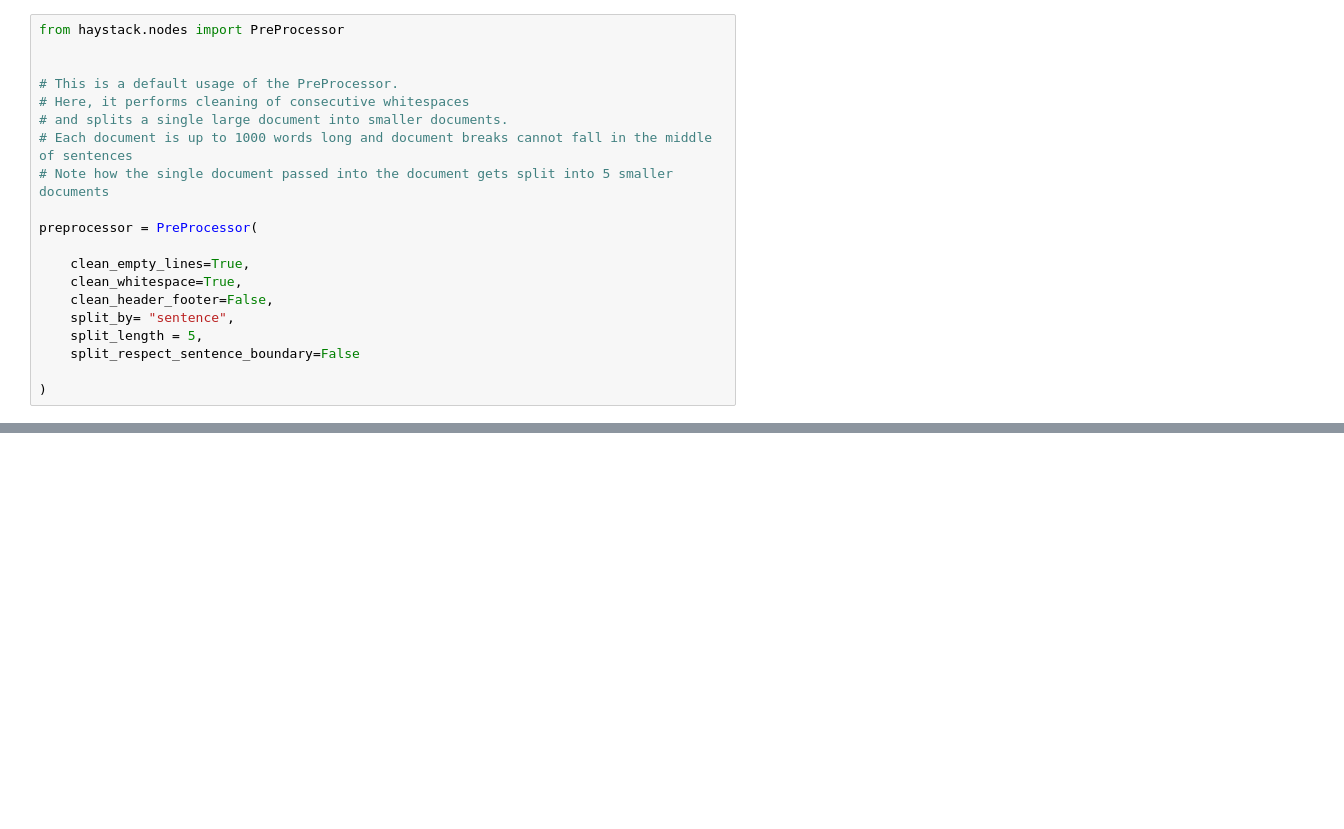
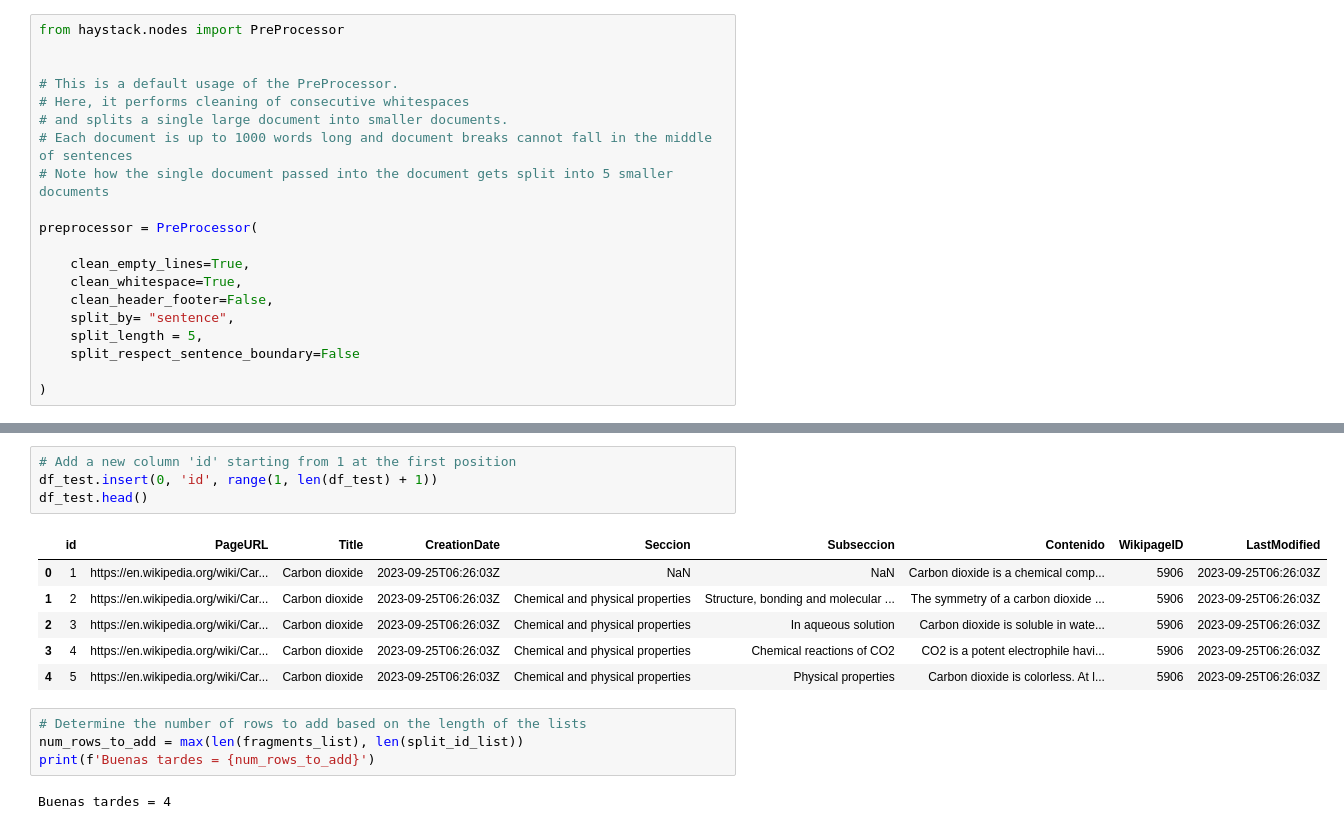
Before and after one commit to mattseb/tesis-qa-system, a Jupyter notebook: haystack_division_pruebas.ipynb, the cells around one changed output, grey strips where cells are left out. Saved outputs shown, nothing was run; the diff lists cells and outputs as text; blank space fills up the shorter version.

Commit message:
Des: Split Contenido

```diff
--- a/haystack_division_pruebas.ipynb
+++ b/haystack_division_pruebas.ipynb
@@ -134,0 +190,17 @@ print(docs_default)
+# %%
+# Add a new column 'id' starting from 1 at the first position
+df_test.insert(0, 'id', range(1, len(df_test) + 1))
+df_test.head()
+# %% [output]
+|  | id | PageURL | Title | CreationDate | Seccion | Subseccion | Contenido | WikipageID | LastModified |
+| 0 | 1 | https://en.wikipedia.org/wiki/Car... | Carbon dioxide | 2023-09-25T06:26:03Z | NaN | NaN | Carbon dioxide is a chemical comp... | 5906 | 2023-09-25T06:26:03Z |
+| 1 | 2 | https://en.wikipedia.org/wiki/Car... | Carbon dioxide | 2023-09-25T06:26:03Z | Chemical and physical properties | Structure, bonding and molecular ... | The symmetry of a carbon dioxide ... | 5906 | 2023-09-25T06:26:03Z |
+| 2 | 3 | https://en.wikipedia.org/wiki/Car... | Carbon dioxide | 2023-09-25T06:26:03Z | Chemical and physical properties | In aqueous solution | Carbon dioxide is soluble in wate... | 5906 | 2023-09-25T06:26:03Z |
+| 3 | 4 | https://en.wikipedia.org/wiki/Car... | Carbon dioxide | 2023-09-25T06:26:03Z | Chemical and physical properties | Chemical reactions of CO2 | CO2 is a potent electrophile havi... | 5906 | 2023-09-25T06:26:03Z |
+| 4 | 5 | https://en.wikipedia.org/wiki/Car... | Carbon dioxide | 2023-09-25T06:26:03Z | Chemical and physical properties | Physical properties | Carbon dioxide is colorless. At l... | 5906 | 2023-09-25T06:26:03Z |
+# %%
+# Determine the number of rows to add based on the length of the lists
+num_rows_to_add = max(len(fragments_list), len(split_id_list))
+print(f'Buenas tardes = {num_rows_to_add}')
+# %% [output]
+Buenas tardes = 4
```
Also changed, not shown: parts of 12 cells of this notebook, 1 other file.
